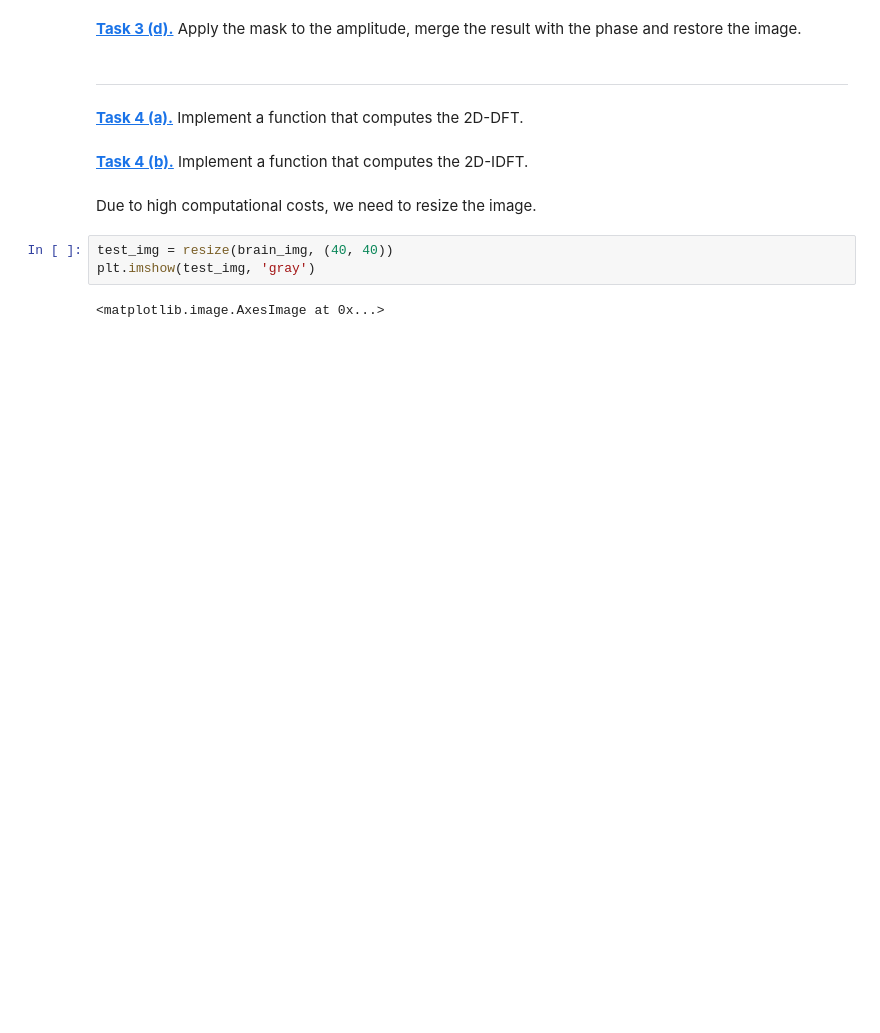
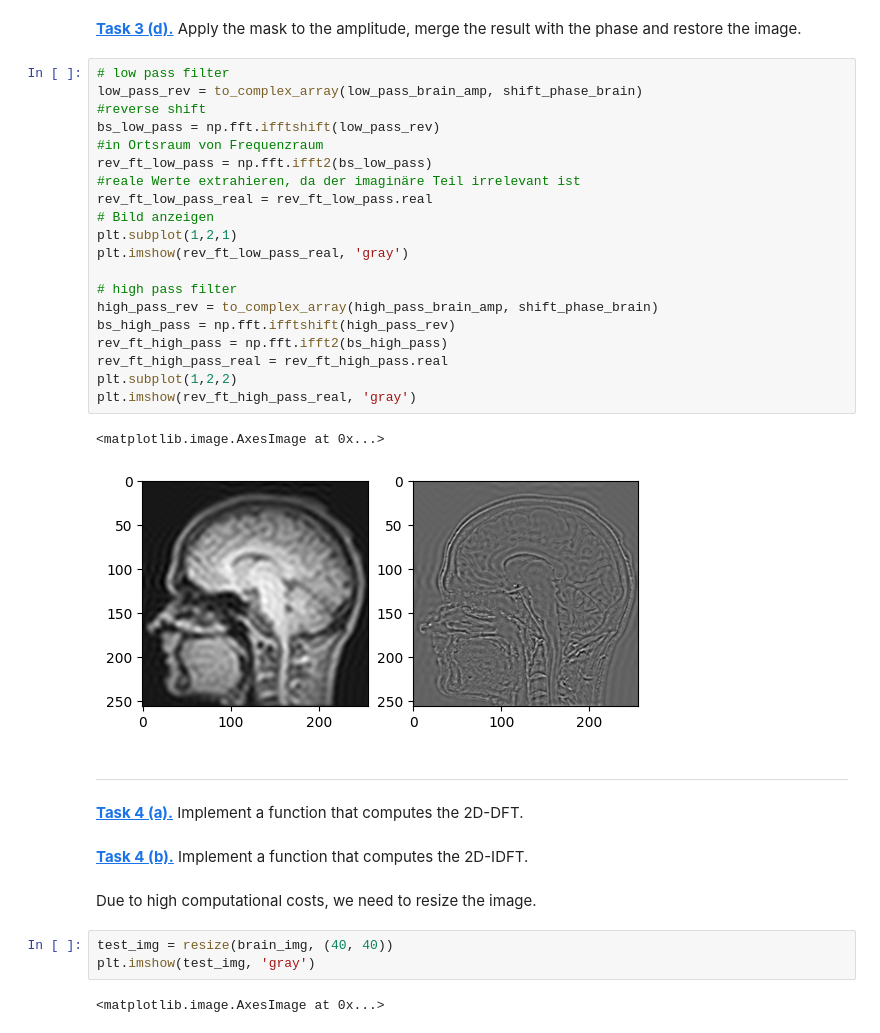
Before and after one commit to UweBuchwaldo/BioinfoRohr, a Jupyter notebook: fourier.ipynb, the cells around one changed output. Saved outputs shown, nothing was run; the diff lists cells and outputs as text; blank space fills up the shorter version.

```diff
--- a/fourier.ipynb
+++ b/fourier.ipynb
@@ -145,5 +204,28 @@ filter_window_size = 50
 # %% [markdown]
 **[Task 3 (d).]()** Apply the mask to the amplitude, merge the result with the phase and restore the image.
+# %%
+# low pass filter
+low_pass_rev = to_complex_array(low_pass_brain_amp, shift_phase_brain)
+#reverse shift
+bs_low_pass = np.fft.ifftshift(low_pass_rev)
+#in Ortsraum von Frequenzraum
+rev_ft_low_pass = np.fft.ifft2(bs_low_pass)
+#reale Werte extrahieren, da der imaginäre Teil irrelevant ist
+rev_ft_low_pass_real = rev_ft_low_pass.real
+# Bild anzeigen
+plt.subplot(1,2,1)
+plt.imshow(rev_ft_low_pass_real, 'gray')
+
+# high pass filter
+high_pass_rev = to_complex_array(high_pass_brain_amp, shift_phase_brain)
+bs_high_pass = np.fft.ifftshift(high_pass_rev)
+rev_ft_high_pass = np.fft.ifft2(bs_high_pass)
+rev_ft_high_pass_real = rev_ft_high_pass.real
+plt.subplot(1,2,2)
+plt.imshow(rev_ft_high_pass_real, 'gray')
+# %% [output]
+<matplotlib.image.AxesImage at 0x...>
+[figure, added]
 # %% [markdown]
 ---
 # %% [markdown]
```
Also changed, not shown: parts of 4 cells of this notebook, 1 other file.
